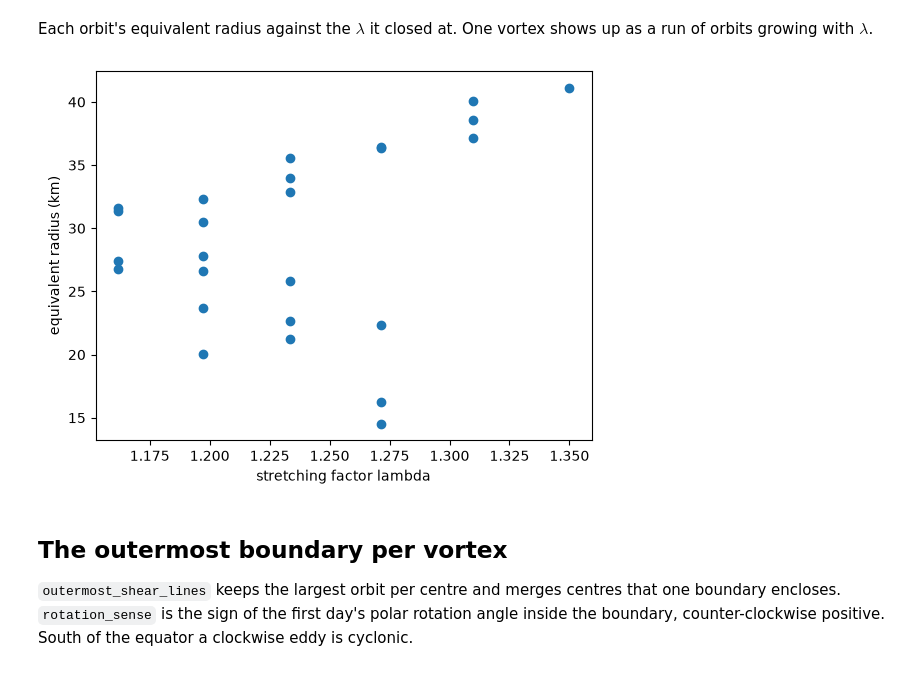
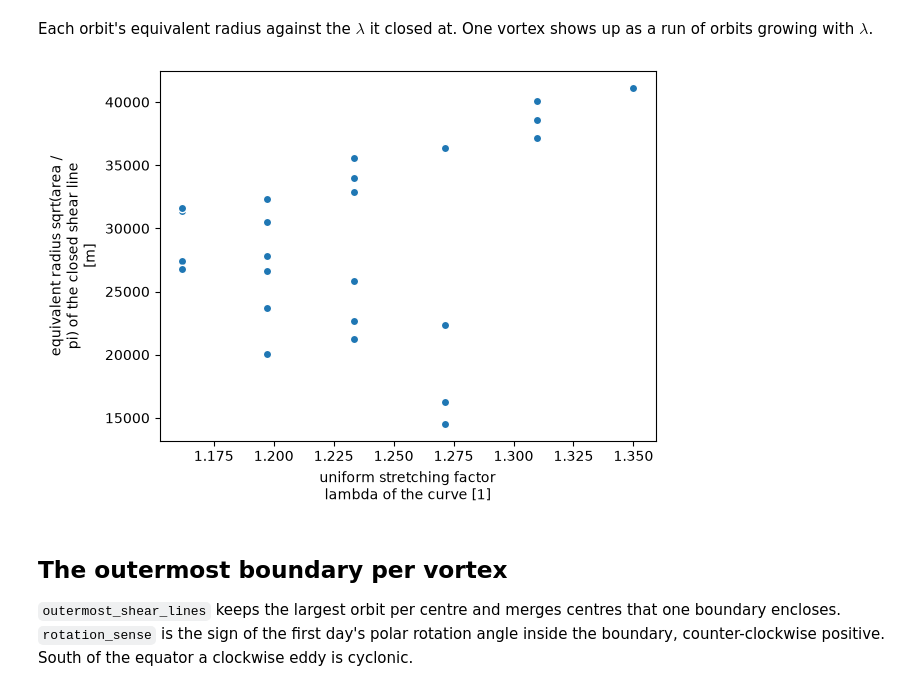
Before and after one commit to geomar-od-lagrange/lcs_parcels, a Jupyter notebook: examples/cape_cauldron_vortices.ipynb, the cells around one changed output. Cells and saved outputs as stored; diff of their text form; code cells hidden in the pictures.

```diff
--- a/examples/cape_cauldron_vortices.ipynb
+++ b/examples/cape_cauldron_vortices.ipynb
@@ -308,14 +308,11 @@ Data variables:
 # %% [markdown]
 Each orbit's equivalent radius against the $\lambda$ it closed at. One vortex
 shows up as a run of orbits growing with $\lambda$.
-# %%
-_, ax = plt.subplots()
-ax.scatter(orbits["stretch"], orbits["radius_m"] / 1000)
-ax.set_xlabel("stretching factor lambda")
-ax.set_ylabel("equivalent radius (km)")
-plt.show()
-# %% [output]
-[figure, removed]
+# %%
+orbits.plot.scatter(x="stretch", y="radius_m")
+plt.show()
+# %% [output]
+[figure, added]
 # %% [markdown]
 ## The outermost boundary per vortex
 
```
Also changed, not shown: parts of 2 cells of this notebook, 18 other files.
